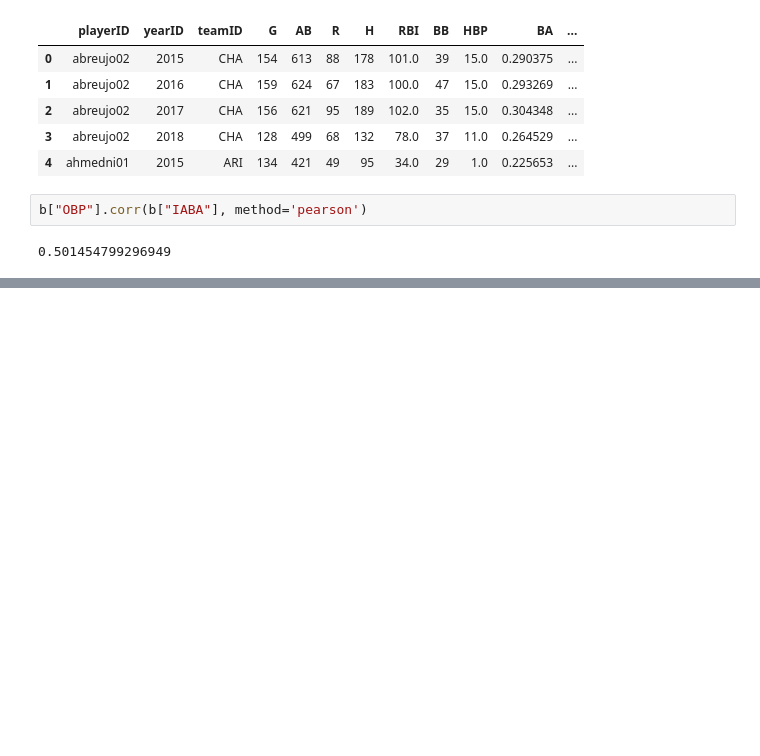
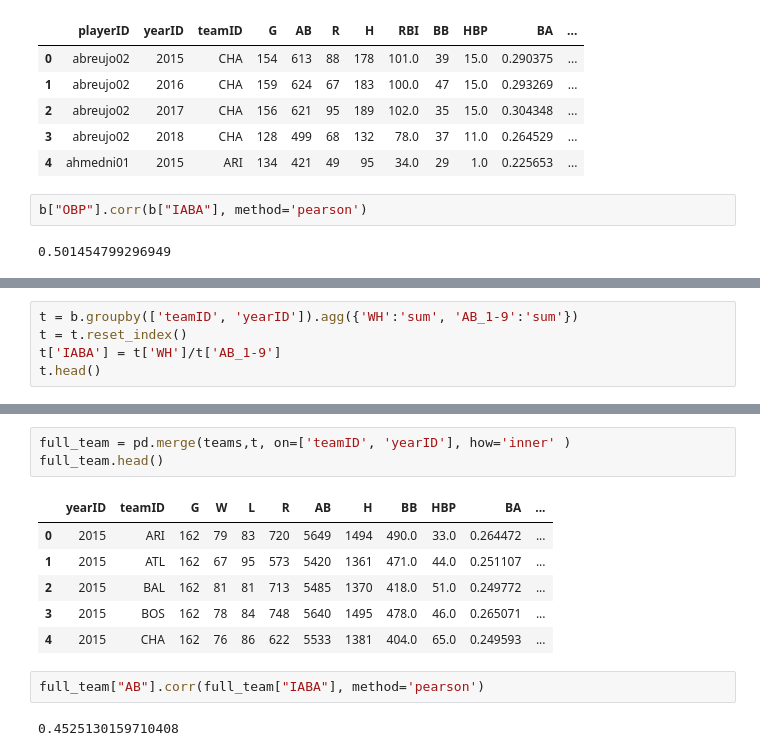
Before and after one commit to Amogh100/SabermetricsFinalProject, a Jupyter notebook: final_project_data.ipynb, the cells around one changed output, grey strips where cells are left out. Drawn from its saved outputs; the diff is of its cells as text; blank space fills up the shorter version.

Commit message:
Merged teams

```diff
--- a/final_project_data.ipynb
+++ b/final_project_data.ipynb
@@ -282,0 +285,5 @@ b["OBP"].corr(b["IABA"], method='pearson')
+# %%
+t = b.groupby(['teamID', 'yearID']).agg({'WH':'sum', 'AB_1-9':'sum'})
+t = t.reset_index()
+t['IABA'] = t['WH']/t['AB_1-9']
+t.head()
@@ -282,0 +297,14 @@ b["OBP"].corr(b["IABA"], method='pearson')
+# %%
+full_team = pd.merge(teams,t, on=['teamID', 'yearID'], how='inner' )
+full_team.head()
+# %% [output]
+|  | yearID | teamID | G | W | L | R | AB | H | BB | HBP | BA | ... |
+| 0 | 2015 | ARI | 162 | 79 | 83 | 720 | 5649 | 1494 | 490.0 | 33.0 | 0.264472 | ... |
+| 1 | 2015 | ATL | 162 | 67 | 95 | 573 | 5420 | 1361 | 471.0 | 44.0 | 0.251107 | ... |
+| 2 | 2015 | BAL | 162 | 81 | 81 | 713 | 5485 | 1370 | 418.0 | 51.0 | 0.249772 | ... |
+| 3 | 2015 | BOS | 162 | 78 | 84 | 748 | 5640 | 1495 | 478.0 | 46.0 | 0.265071 | ... |
+| 4 | 2015 | CHA | 162 | 76 | 86 | 622 | 5533 | 1381 | 404.0 | 65.0 | 0.249593 | ... |
+# %%
+full_team["AB"].corr(full_team["IABA"], method='pearson')
+# %% [output]
+0.4525130159710408
```
Also changed, not shown: parts of 2 cells of this notebook.
